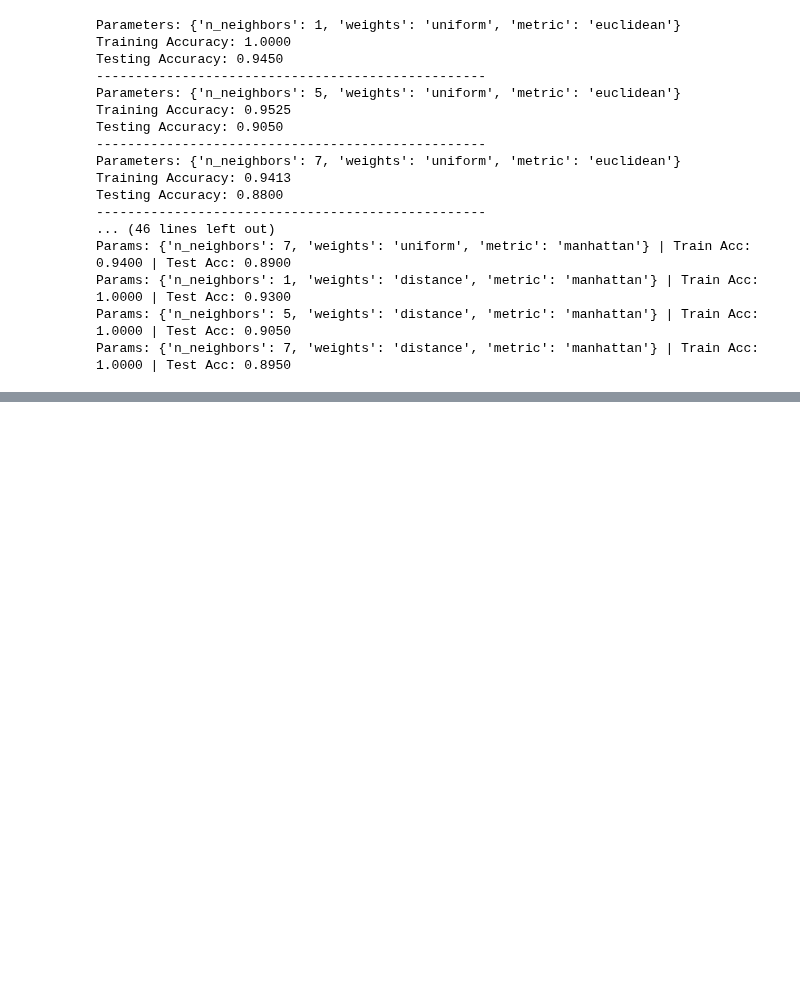
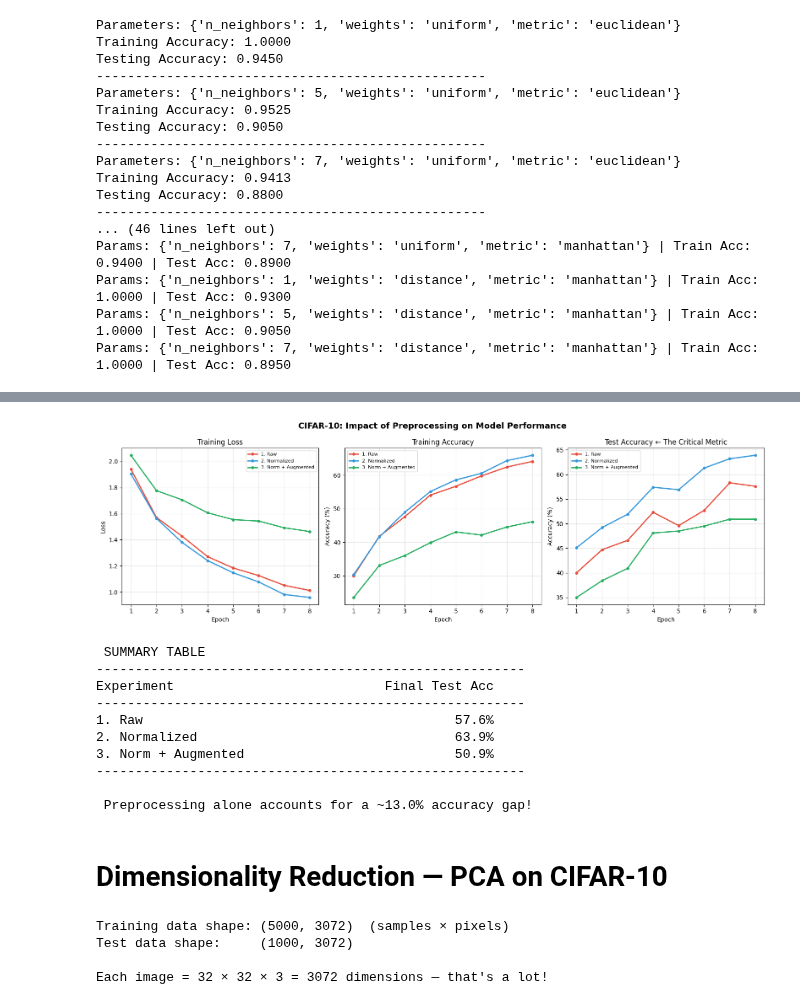
Before and after one commit to Wiredu2020/AIMS-PYTHON-WORKSHOP--BNW-, a Jupyter notebook: 3D-Handwritten-Recognition-Using-Random-Forest-main/3D-Handwritten-Recognition-Using-Random-Forest-main/Python_workshop2.ipynb, the cells around one changed output, grey strips where cells are left out. Saved outputs shown, nothing was run; the diff lists cells and outputs as text; code cells hidden in the pictures; blank space fills up the shorter version.

```diff
--- a/3D-Handwritten-Recognition-Using-Random-Forest-main/3D-Handwritten-Recognition-Using-Random-Forest-main/Python_workshop2.ipynb
+++ b/3D-Handwritten-Recognition-Using-Random-Forest-main/3D-Handwritten-Recognition-Using-Random-Forest-main/Python_workshop2.ipynb
@@ -761,0 +929,6 @@ Params: {'n_neighbors': 7, 'weights': 'distance', 'metric': 'manhattan'} | Train
+# %%
+# Show parameter count
+model = SmallCNN()
+total_params = sum(p.numel() for p in model.parameters())
+print(f"Model architecture:\n{model}")
+print(f"\n Total parameters: {total_params:,}")
@@ -761,0 +1018,3 @@ Params: {'n_neighbors': 7, 'weights': 'distance', 'metric': 'manhattan'} | Train
+# %%
+# Run all three experiments
+history_raw  = train_model(loader_raw_train,  loader_raw_test,  "Experiment 1: Raw (No Normalization)")
@@ -761,0 +1035,2 @@ Params: {'n_neighbors': 7, 'weights': 'distance', 'metric': 'manhattan'} | Train
+# %%
+history_norm = train_model(loader_norm_train, loader_norm_test, "Experiment 2: Normalized")
@@ -761,0 +1051,2 @@ Params: {'n_neighbors': 7, 'weights': 'distance', 'metric': 'manhattan'} | Train
+# %%
+history_aug  = train_model(loader_aug_train,  loader_aug_test,  "Experiment 3: Normalized + Augmented")
@@ -761,0 +1121,40 @@ Params: {'n_neighbors': 7, 'weights': 'distance', 'metric': 'manhattan'} | Train
+# %%
+histories  = [history_raw, history_norm, history_aug]
+exp_labels = ['1. Raw', '2. Normalized', '3. Norm + Augmented']
+exp_colors = ['#e74c3c', '#3498db', '#27ae60']
+
+plot_image_experiment_results(histories, exp_labels, exp_colors)
+# %% [output]
+[figure, added]
+ SUMMARY TABLE
+-------------------------------------------------------
+Experiment                           Final Test Acc
+-------------------------------------------------------
+1. Raw                                        57.6%
+2. Normalized                                 63.9%
+3. Norm + Augmented                           50.9%
+-------------------------------------------------------
+
+ Preprocessing alone accounts for a ~13.0% accuracy gap!
+# %% [markdown]
+# Dimensionality Reduction — PCA on CIFAR-10
+# %%
+# Load raw data as numpy arrays for PCA
+raw_train = datasets.CIFAR10(root='./data', train=True, download=False)
+raw_test  = datasets.CIFAR10(root='./data', train=False, download=False)
+
+# Extract numpy arrays and flatten images
+X_train_full = raw_train.data[:TRAIN_SAMPLES].reshape(TRAIN_SAMPLES, -1) / 255.0
+y_train_full = np.array(raw_train.targets[:TRAIN_SAMPLES])
+
+X_test_full  = raw_test.data[:TEST_SAMPLES].reshape(TEST_SAMPLES, -1) / 255.0
+y_test_full  = np.array(raw_test.targets[:TEST_SAMPLES])
+
+print(f"Training data shape: {X_train_full.shape}  (samples × pixels)")
+print(f"Test data shape:     {X_test_full.shape}")
+print(f"\nEach image = 32 × 32 × 3 = {32*32*3} dimensions — that's a lot!")
+# %% [output]
+Training data shape: (5000, 3072)  (samples × pixels)
+Test data shape:     (1000, 3072)
+
+Each image = 32 × 32 × 3 = 3072 dimensions — that's a lot!
```
Also changed, not shown: parts of 34 cells of this notebook, 1 other file.
